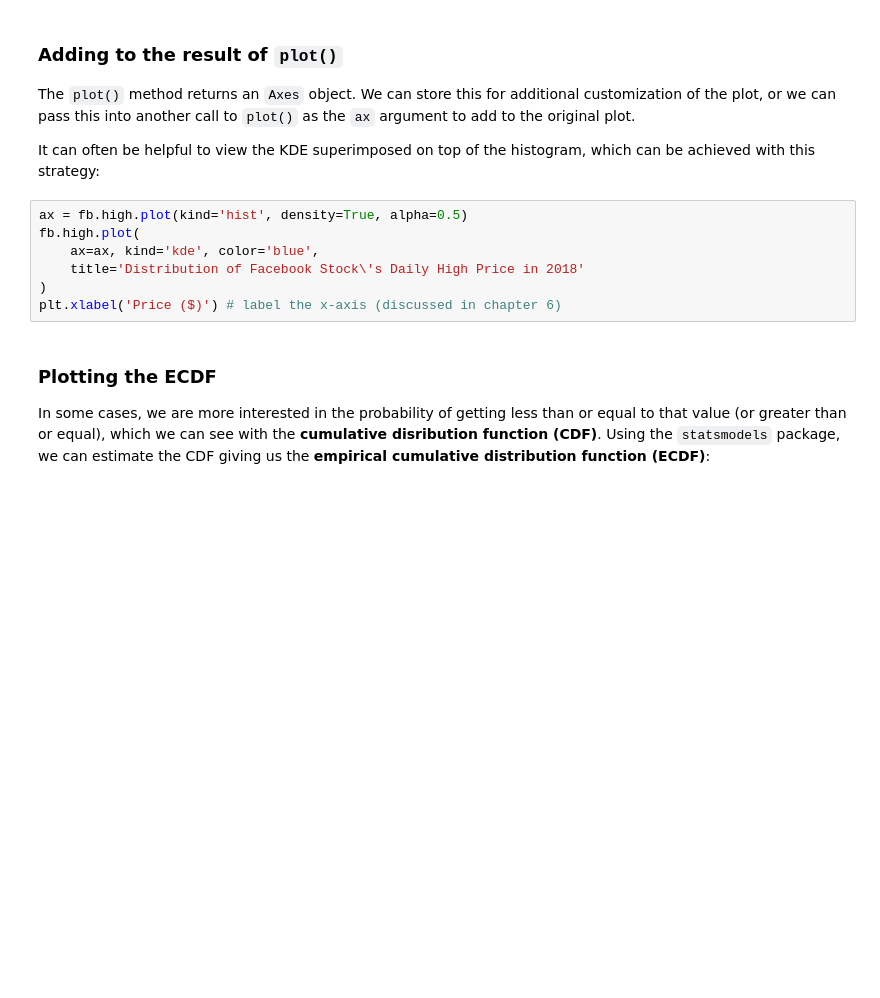
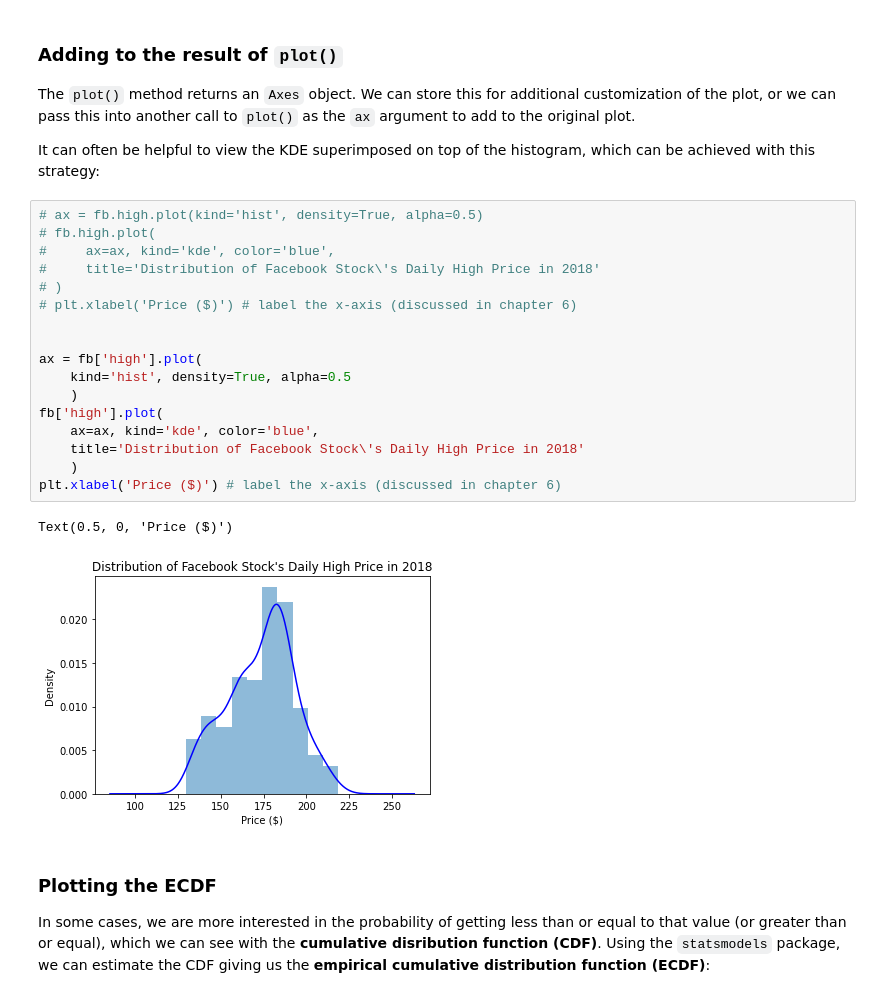
Before and after one commit to kevinsthompson/09-Hands-On-Data-Analysis-with-Pandas-2nd-edition, a Jupyter notebook: ch_05/2-plotting_with_pandas.ipynb, the cells around one changed output. Drawn from its saved outputs; the diff is of its cells as text; blank space fills up the shorter version.

```diff
--- a/ch_05/2-plotting_with_pandas.ipynb
+++ b/ch_05/2-plotting_with_pandas.ipynb
@@ -344,12 +395,25 @@ The `plot()` method returns an `Axes` object. We can store this for additional c
 
 It can often be helpful to view the KDE superimposed on top of the histogram, which can be achieved with this strategy:
 # %%
-ax = fb.high.plot(kind='hist', density=True, alpha=0.5)
-fb.high.plot(
+# ax = fb.high.plot(kind='hist', density=True, alpha=0.5)
+# fb.high.plot(
+#     ax=ax, kind='kde', color='blue',
+#     title='Distribution of Facebook Stock\'s Daily High Price in 2018'
+# )
+# plt.xlabel('Price ($)') # label the x-axis (discussed in chapter 6)
+
+
+ax = fb['high'].plot(
+    kind='hist', density=True, alpha=0.5
+    )
+fb['high'].plot(
     ax=ax, kind='kde', color='blue',
     title='Distribution of Facebook Stock\'s Daily High Price in 2018'
-)
+    )
 plt.xlabel('Price ($)') # label the x-axis (discussed in chapter 6)
+# %% [output]
+Text(0.5, 0, 'Price ($)')
+[figure, added]
 # %% [markdown]
 ### Plotting the ECDF
 In some cases, we are more interested in the probability of getting less than or equal to that value (or greater than or equal), which we can see with the **cumulative disribution function (CDF)**. Using the `statsmodels` package, we can estimate the CDF giving us the **empirical cumulative distribution function (ECDF)**:
```
Also changed, not shown: parts of 10 cells of this notebook, 1 other file.
